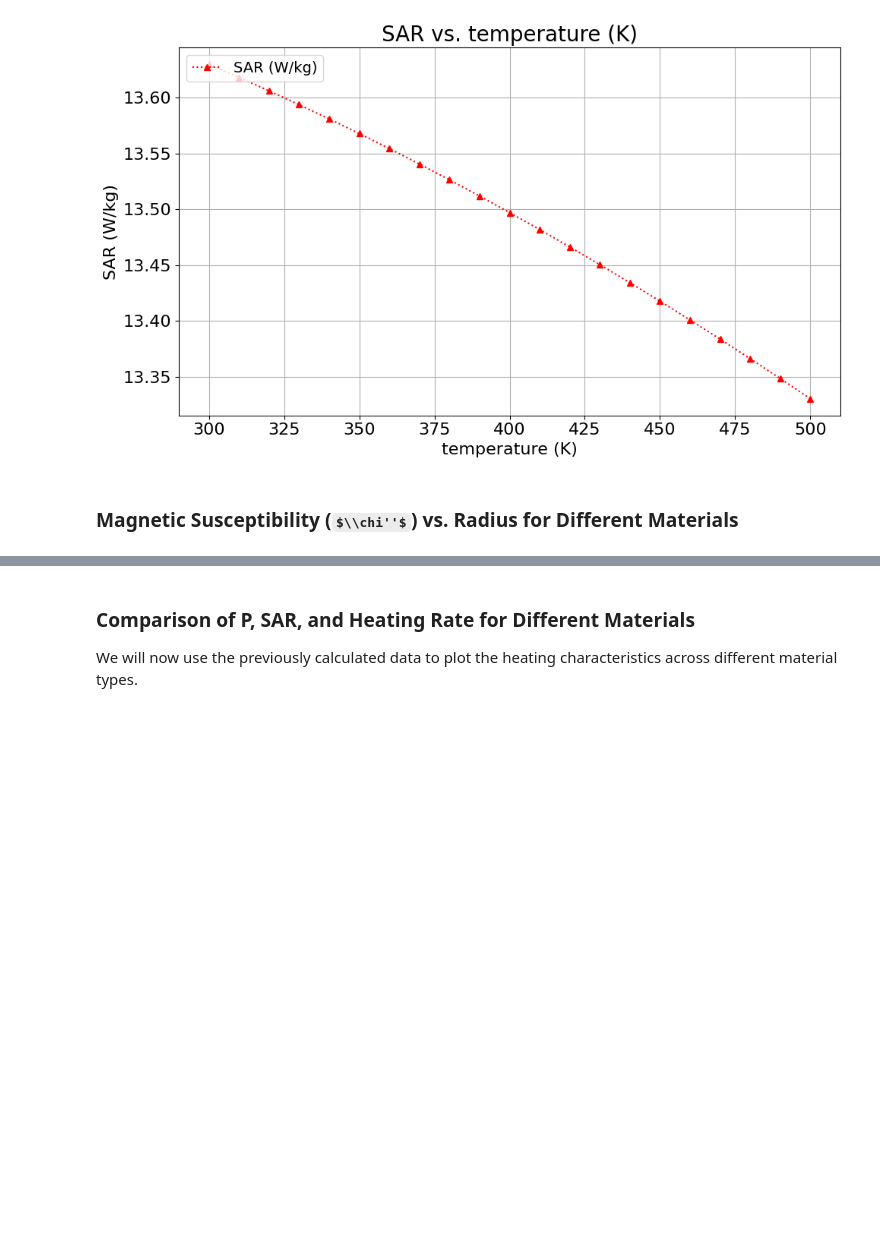
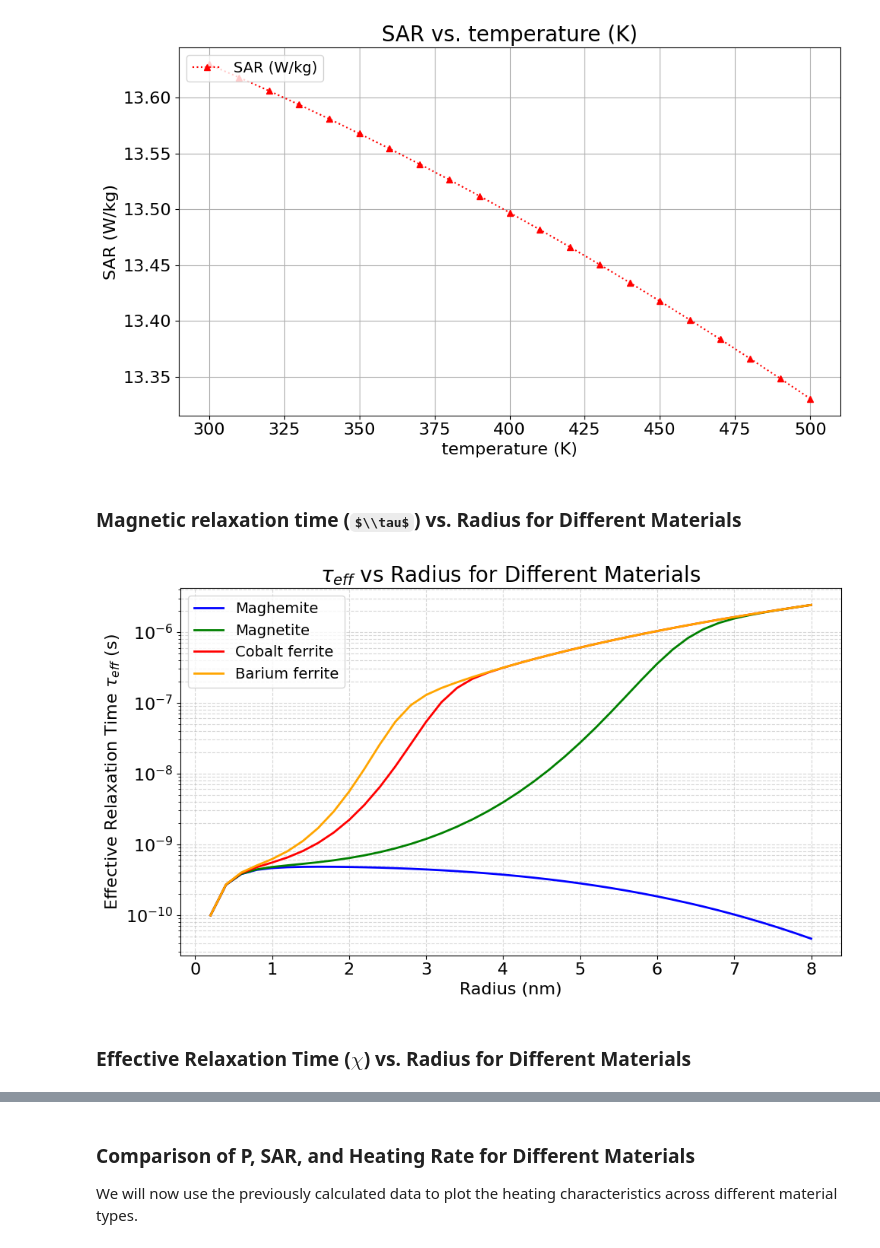
Before and after one commit to b00001/sciusproject-hyperthermia, a Jupyter notebook: week1_and_2.ipynb, the cells around one changed output, grey strips where cells are left out. Cells and saved outputs as stored; diff of their text form; code cells hidden in the pictures; some formulas as TeX source; blank space fills up the shorter version.

```diff
--- a/week1_and_2.ipynb
+++ b/week1_and_2.ipynb
@@ -250,7 +250,7 @@ plt.show()
 # %% [output]
 [figure]
 # %% [markdown]
-### Magnetic Susceptibility ($\\chi''$) vs. Radius for Different Materials
+### Magnetic relaxation time  ($\\tau$) vs. Radius for Different Materials
 # %%
 import matplotlib.pyplot as plt
 import numpy as np
@@ -330,0 +296,28 @@ plt.show()
+# %%
+plt.figure(figsize=(10, 6))
+
+# Loop through each material and plot tau_eff vs. Radius
+for name, props in materials_data.items():
+    current_Ms  = props['Ms']
+    current_K   = props['K']
+
+    tau_b_plot = (3 * eta_c * VH_plot) / (kB_c * T_c)
+    gamma_plot   = (current_K * VM_plot) / (kB_c * T_c)
+    tau_n_plot   = (tau0_c/2) * np.exp(gamma_plot)
+    tau_eff_plot = 1 / ((1 / tau_b_plot) + (1 / tau_n_plot))
+
+    plt.plot(R_plot * 1e9, tau_eff_plot, label=name, color=colors[name], linewidth=2)
+
+plt.xlabel('Radius (nm)', fontsize=16)
+plt.ylabel(r"Effective Relaxation Time $\tau_{eff}$ (s)", fontsize=16)
+plt.title(r"$\tau_{eff}$ vs Radius for Different Materials", fontsize=20)
+plt.legend(fontsize=14)
+plt.grid(True, which='both', linestyle='--', alpha=0.5)
+plt.yscale('log') # Use logarithmic scale for y-axis
+plt.tick_params(axis='both', labelsize=16)
+plt.tight_layout()
+plt.show()
+# %% [output]
+[figure, added]
+# %% [markdown]
+### Effective Relaxation Time ($\chi$) vs. Radius for Different Materials
```
Also changed, not shown: parts of 8 cells of this notebook.
